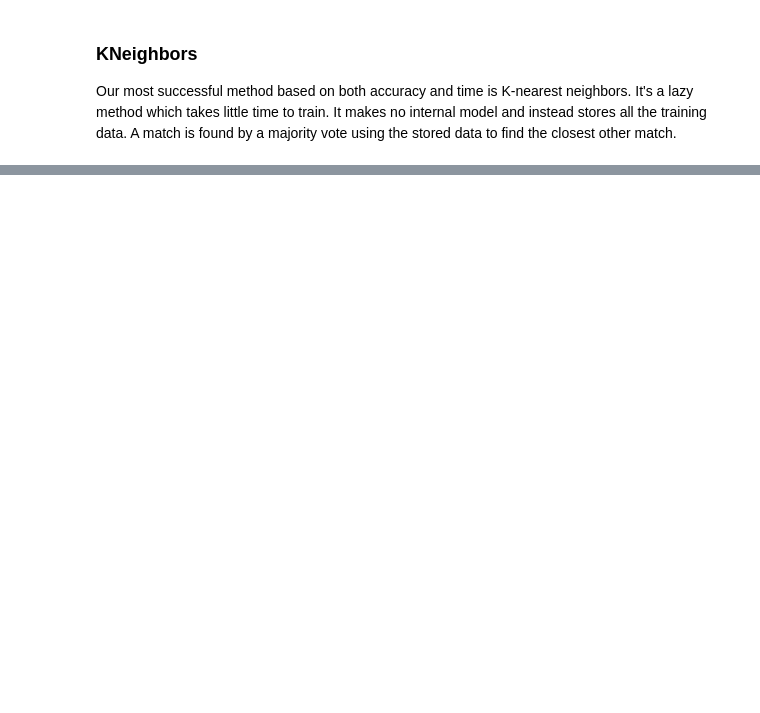
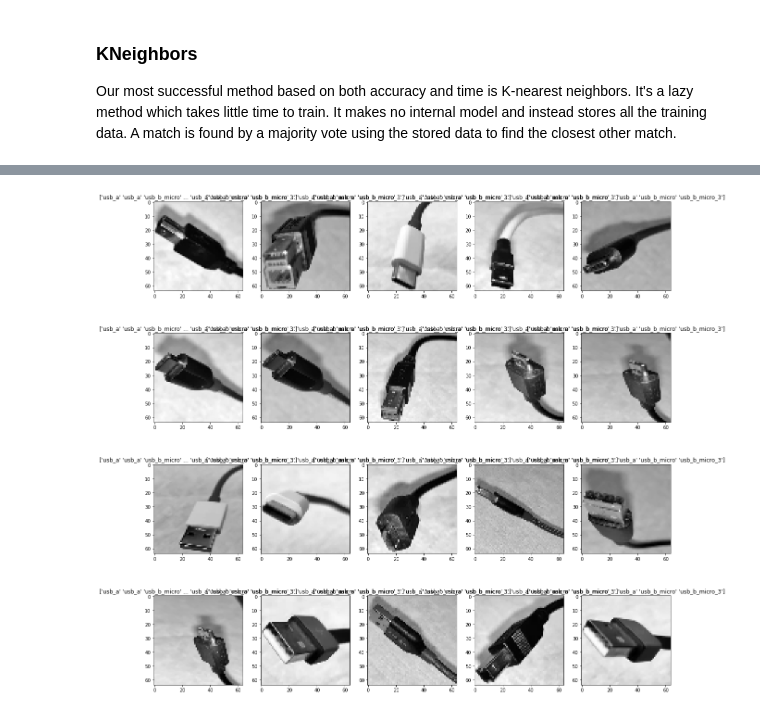
Before and after one commit to Quasist/usb-eh, a Jupyter notebook: usb-ml.ipynb, the cells around one changed output, grey strips where cells are left out. Saved outputs shown, nothing was run; the diff lists cells and outputs as text; code cells hidden in the pictures; blank space fills up the shorter version.

```diff
--- a/usb-ml.ipynb
+++ b/usb-ml.ipynb
@@ -186,0 +183,23 @@ Time taken: 23.886560440063477 seconds.
+# %%
+
+import random
+
+columns = 5
+rows = 4
+ax = []
+fig = plt.figure(figsize=(20, 20))
+
+
+for i in range( columns*rows ):
+    sample = random.choice(imgs)
+    img =  sample.reshape(64, 64) # get a random image and read it
+    # create subplot and append to ax
+    ax.append( fig.add_subplot(rows, columns, i+1))
+    # result = knc.predict(sample)
+    prediction = knc.predict(sample.reshape(1, -1))
+    ax[-1].set_title(str( str(result) ))  # set title to label
+    plt.imshow(img, cmap='gray')
+
+plt.show()
+# %% [output]
+[figure, added]
```
Also changed, not shown: parts of 5 cells of this notebook.
